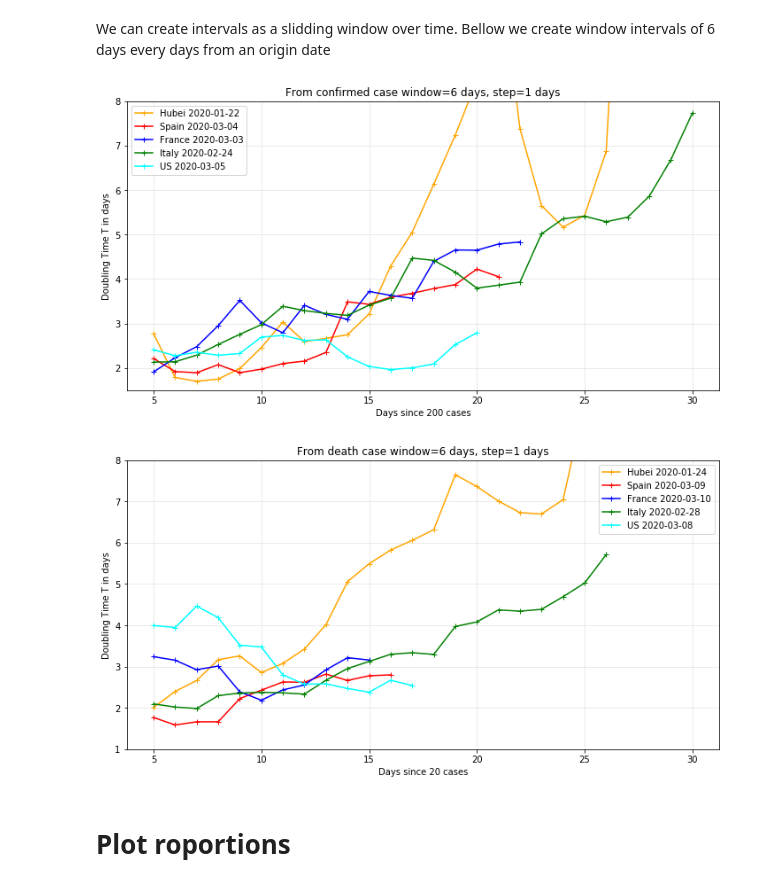
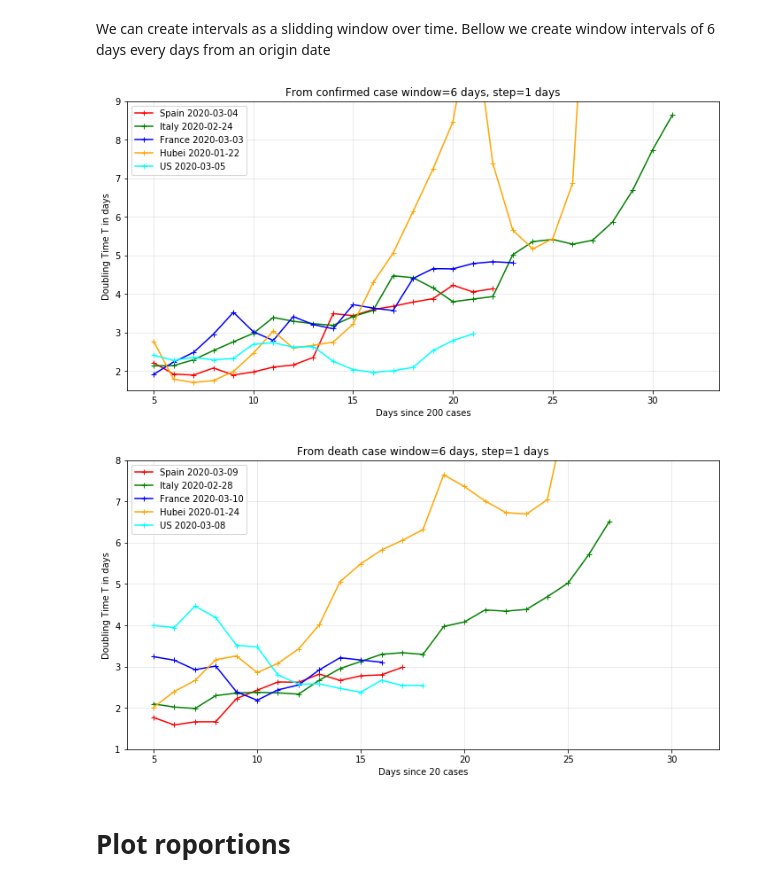
Before and after one commit to SylvainGuieu/corona, a Jupyter notebook: corona.ipynb, the cells around one changed output. Saved outputs shown, nothing was run; the diff lists cells and outputs as text; code cells hidden in the pictures.

Commit message:
update figures

```diff
--- a/corona.ipynb
+++ b/corona.ipynb
@@ -11,14 +11,15 @@ rcParams['figure.figsize'] = 12, 6
 rcParams['axes.grid'] = True
 rcParams['axes.grid.which'] = 'both'
 rcParams['grid.alpha'] = 0.3
+rcParams['figure.facecolor'] = 'w'  # white background
 
-
-styles = {"France":{"color":"blue"},
-          "Italy":{"color":"green"},
-          "Spain":{"color":"red"},
-          "Germany":{"color":"black"},
-          "Hubei":{"color":"orange"},
-          "US":{"color":"cyan"}
+# Put some styles per Countries so they are allways plotted with the same color
+styles = {"France" :{"color":"blue"  },
+          "Italy"  :{"color":"green" },
+          "Spain"  :{"color":"red"   },
+          "Germany":{"color":"black" },
+          "Hubei"  :{"color":"orange"},
+          "US"     :{"color":"cyan"  }
          }
 set_default_styles(styles) # styles will be default for all graph
 # %% [markdown]
@@ -313,23 +315,23 @@ We can create intervals as a slidding window over time. Bellow we create window
 # %%
 subset = confirmed.subset(['Italy', 'France', 'Spain', 'Hubei', 'US'])
 origin = confirmed.when_case_exceed(200)
 
-data = subset.get_day_indexed(origin).subset(start=0, end=30)
+data = subset.get_day_indexed(origin).subset(start=0, end=32)
 
 # intervals of 6 days every day
 # the mindays keyword assure that their is always 6 points per sample (6 full days)
 intervals = data.intervals(window=6, step=1, mindays=6)
 result = data.fit_intervals(intervals)
 # first argument datekey can be 'start', 'end', 'center' define which date to plot
 ax = result.plot(datekey='end', style={'marker':'+'})
-_ = ax.set(ylim=(1.5,8), xlabel="Days since 200 cases", ylabel="Doubling Time T in days",
+_ = ax.set(ylim=(1.5,9), xlabel="Days since 200 cases", ylabel="Doubling Time T in days",
            title="From confirmed case window=%d days, step=1 days"%(6))
 # %% [output]
-[figure, old version]
+[figure, new version]
 # %%
 subset = death.subset(['Italy', 'France', 'Spain', 'Hubei', 'US'])
 origin = death.when_case_exceed(20)
-data = subset.get_day_indexed(origin).subset(start=0, end=30)
+data = subset.get_day_indexed(origin).subset(start=0, end=31)
 
 intervals = data.intervals(window=6, step=1, mindays=6)
 result = data.fit_intervals(intervals)
@@ -338,7 +340,7 @@ ax = result.plot(datekey='end', style={'marker':'+'})
 _ = ax.set(ylim=(1,8), xlabel="Days since 20 cases", ylabel="Doubling Time T in days",
            title="From death case window=%d days, step=1 days"%(6))
 # %% [output]
-[figure, old version]
+[figure, new version]
 # %% [markdown]
 # Plot roportions
 # %% [markdown]
```
Also changed, not shown: parts of 22 cells of this notebook, 10 other files.
